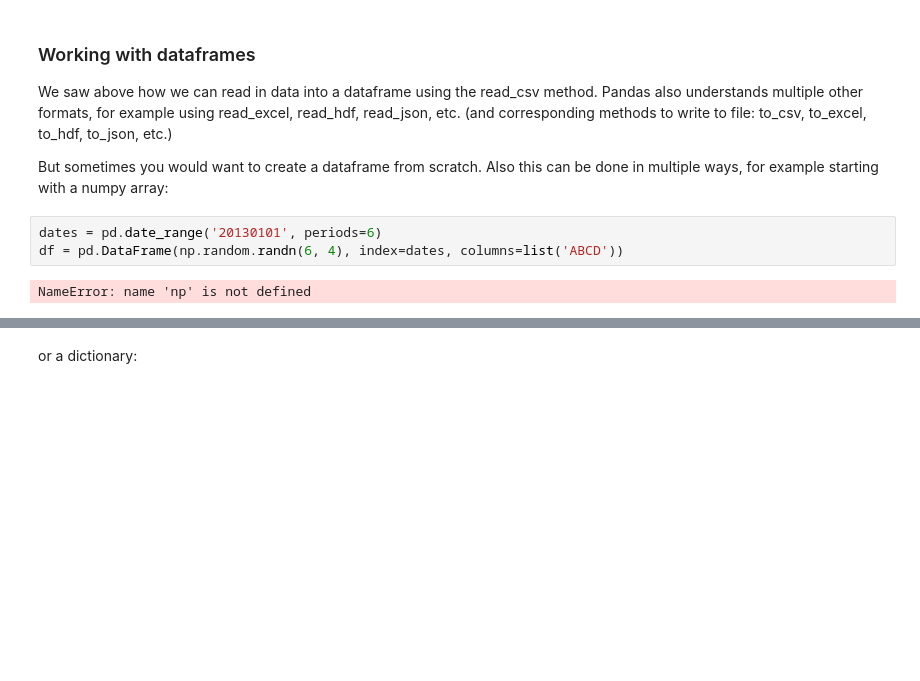
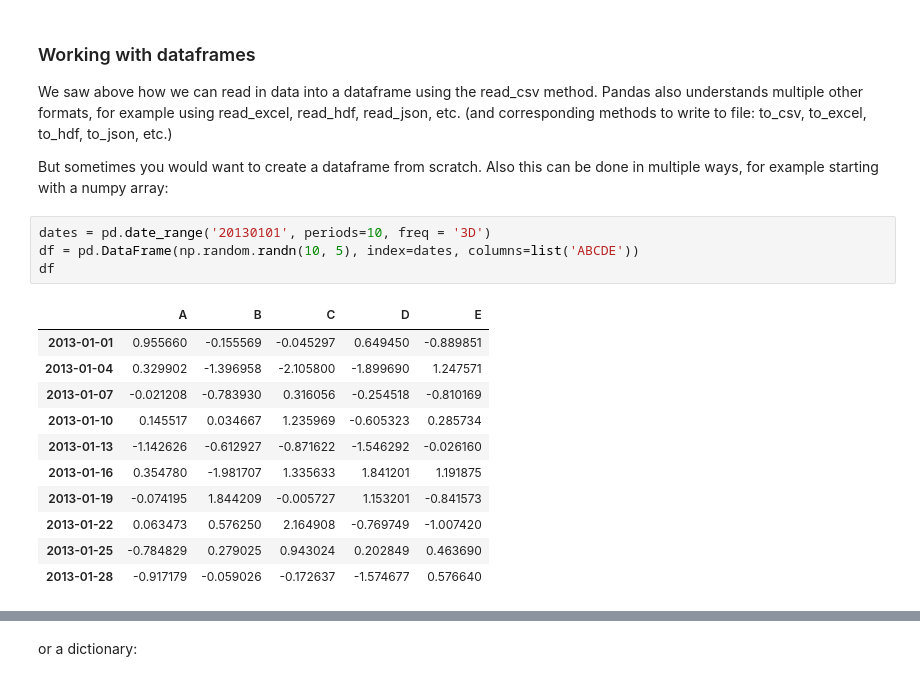
Before and after one commit to huiprobable/MATH473F23, a Jupyter notebook: Lectures/Lec03_pandas.ipynb, the cells around one changed output, grey strips where cells are left out. Cells and saved outputs as stored; diff of their text form; blank space fills up the shorter version.

```diff
--- a/Lectures/Lec03_pandas.ipynb
+++ b/Lectures/Lec03_pandas.ipynb
@@ -267,7 +315,18 @@ We saw above how we can read in data into a dataframe using the read_csv method.
 
 But sometimes you would want to create a dataframe from scratch. Also this can be done in multiple ways, for example starting with a numpy array:
 # %%
-dates = pd.date_range('20130101', periods=6)
-df = pd.DataFrame(np.random.randn(6, 4), index=dates, columns=list('ABCD'))
+dates = pd.date_range('20130101', periods=10, freq = '3D')
+df = pd.DataFrame(np.random.randn(10, 5), index=dates, columns=list('ABCDE'))
+df
 # %% [output]
-NameError: name 'np' is not defined
+|  | A | B | C | D | E |
+| 2013-01-01 | 0.955660 | -0.155569 | -0.045297 | 0.649450 | -0.889851 |
+| 2013-01-04 | 0.329902 | -1.396958 | -2.105800 | -1.899690 | 1.247571 |
+| 2013-01-07 | -0.021208 | -0.783930 | 0.316056 | -0.254518 | -0.810169 |
+| 2013-01-10 | 0.145517 | 0.034667 | 1.235969 | -0.605323 | 0.285734 |
+| 2013-01-13 | -1.142626 | -0.612927 | -0.871622 | -1.546292 | -0.026160 |
+| 2013-01-16 | 0.354780 | -1.981707 | 1.335633 | 1.841201 | 1.191875 |
+| 2013-01-19 | -0.074195 | 1.844209 | -0.005727 | 1.153201 | -0.841573 |
+| 2013-01-22 | 0.063473 | 0.576250 | 2.164908 | -0.769749 | -1.007420 |
+| 2013-01-25 | -0.784829 | 0.279025 | 0.943024 | 0.202849 | 0.463690 |
+| 2013-01-28 | -0.917179 | -0.059026 | -0.172637 | -1.574677 | 0.576640 |
```
Also changed, not shown: parts of 16 cells of this notebook.
